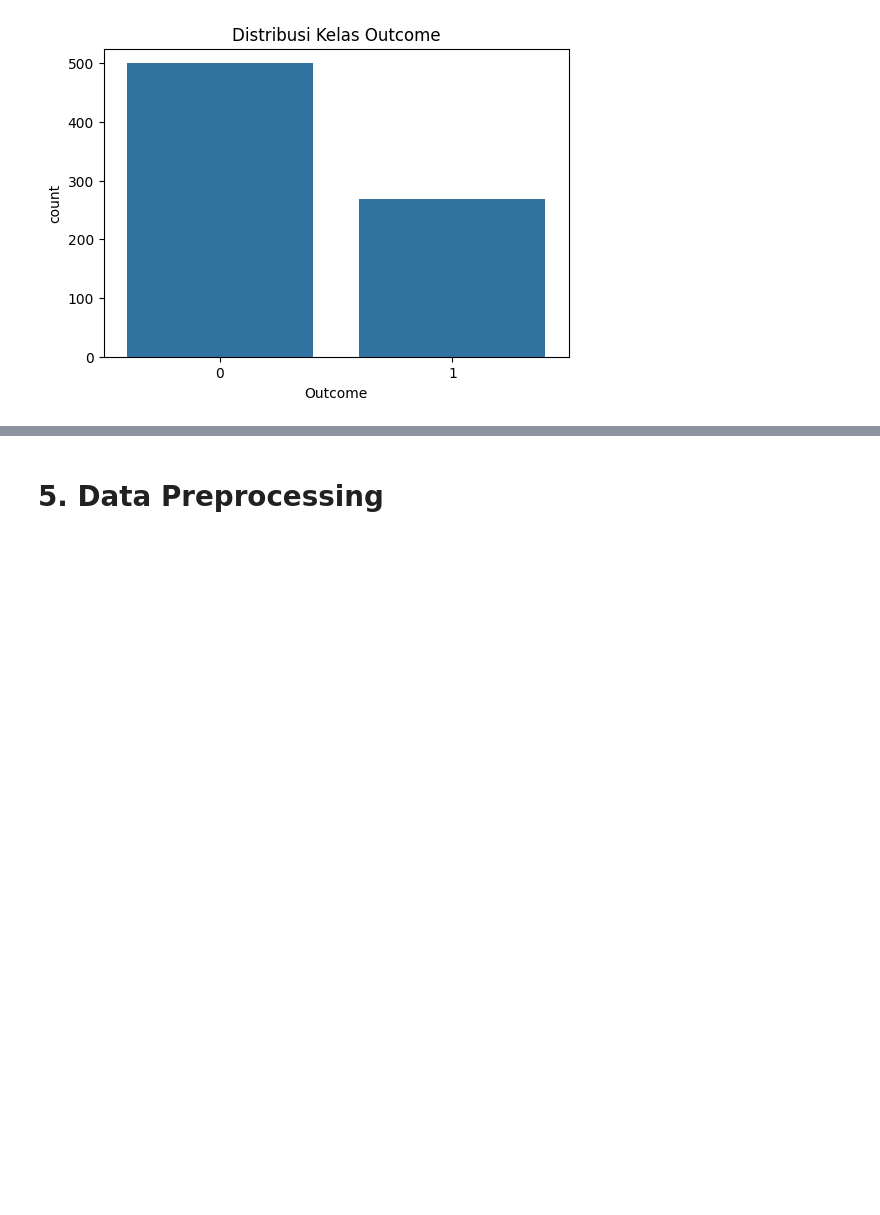
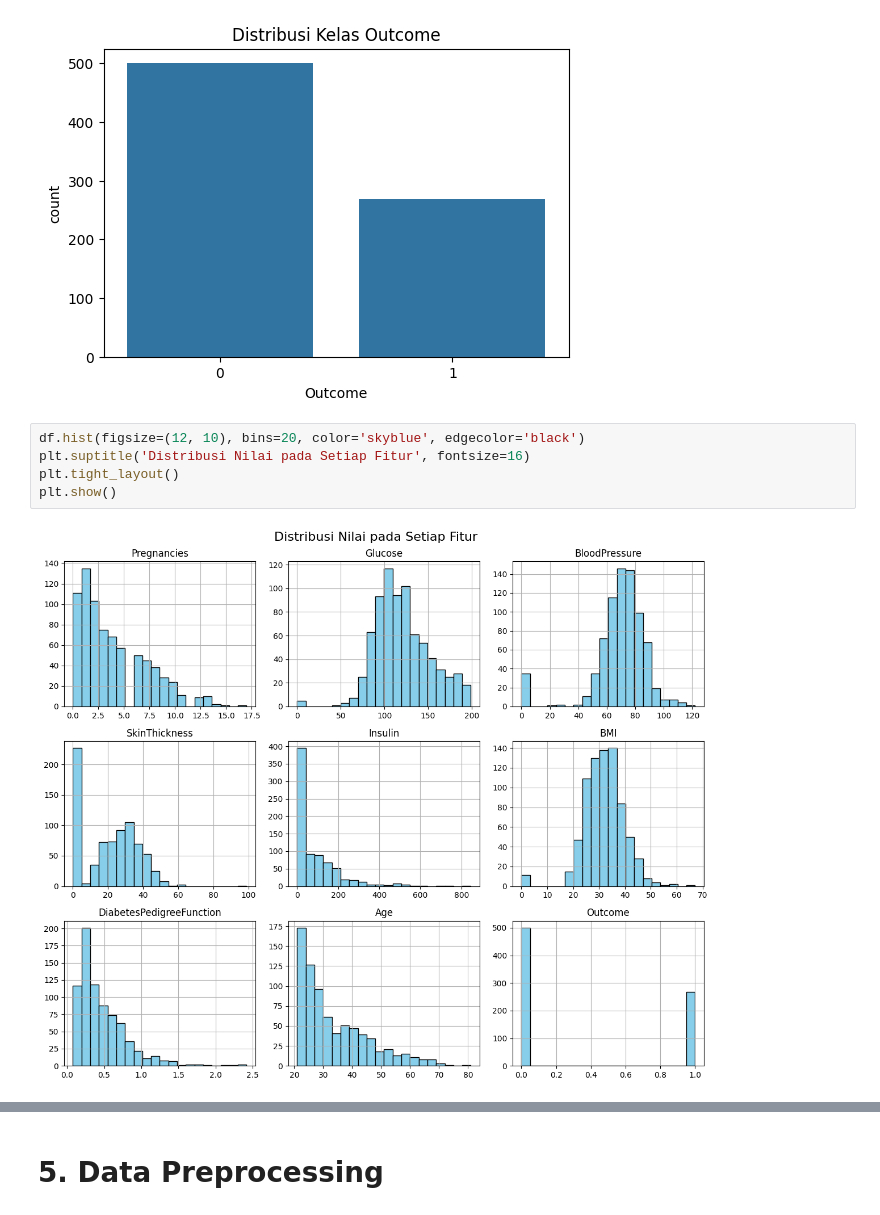
Before and after one commit to erlanggajuni45/Eksperimen_SML_Erlangga, a Jupyter notebook: preprocessing/Eksperimen_Erlangga_Juni_Saputra.ipynb, the cells around one changed output, grey strips where cells are left out. Saved outputs shown, nothing was run; the diff lists cells and outputs as text; blank space fills up the shorter version.

```diff
--- a/preprocessing/Eksperimen_Erlangga_Juni_Saputra.ipynb
+++ b/preprocessing/Eksperimen_Erlangga_Juni_Saputra.ipynb
@@ -92,3 +107,10 @@ plt.title('Distribusi Kelas Outcome')
 plt.show()
 # %% [output]
 [figure]
+# %%
+df.hist(figsize=(12, 10), bins=20, color='skyblue', edgecolor='black')
+plt.suptitle('Distribusi Nilai pada Setiap Fitur', fontsize=16)
+plt.tight_layout()
+plt.show()
+# %% [output]
+[figure, added]
```
Also changed, not shown: parts of 4 cells of this notebook, 35 other files.
